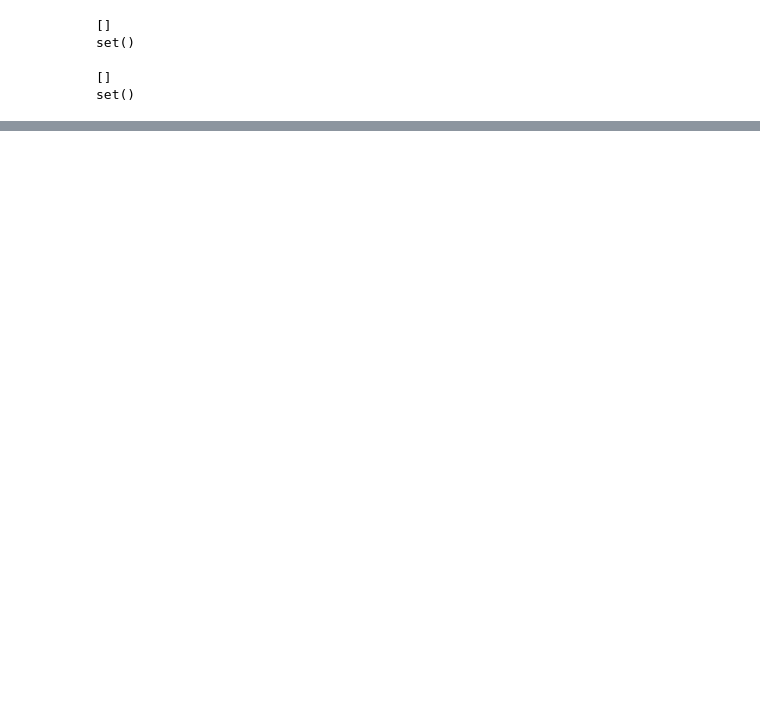
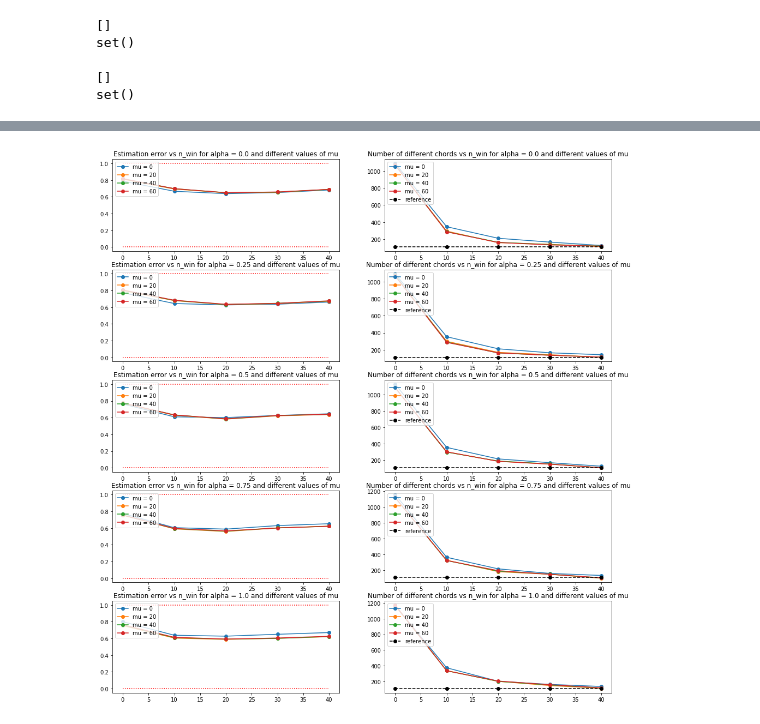
Before and after one commit to fmacca/template-chord-matching, a Jupyter notebook: Do thigs to dataset.ipynb, the cells around one changed output, grey strips where cells are left out. Saved outputs shown, nothing was run; the diff lists cells and outputs as text; code cells hidden in the pictures; blank space fills up the shorter version.

Commit message:
Analysis of beatles dataset + minor fixes

```diff
--- a/Do thigs to dataset.ipynb
+++ b/Do thigs to dataset.ipynb
@@ -53,3 +53,4 @@ def chord_to_triad(lab):
 chord_reference_literal_reduced=[]
 for ii in range(len(chord_reference_literal)):
     chord_reference_literal_reduced.append(chord_to_triad(chord_reference_literal[ii]))
+ref_annotations=[] # they are literal
@@ -76,0 +200,7 @@ set()
+# %%
+df=pd.read_csv("The Beatles dataset.csv")
+# %%
+how_many_songs=2
+titles_all=df.title.unique()
+titles_selected=titles_all[:how_many_songs]
+print(titles_selected)
@@ -76,0 +274,27 @@ set()
+# %%
+plt.figure(figsize=(16.4, 3.6*5))
+#format_strings=['bo-','ro-','go-']
+
+for i in range(N_alphas):
+    alpha=alphas[i]
+    plt.subplot(N_alphas,2,2*i+1)
+    plt.plot(n_wins,np.zeros(shape=N_n_wins,dtype=int),'r:')
+    plt.plot(n_wins,np.ones(shape=N_n_wins,dtype=int),'r:')
+    for j in range(N_mus):
+        mu=mus[j]
+        plt.plot(n_wins,error[i,j,:],'o-',label="mu = "+str(mu))
+    plt.title("Estimation error vs n_win for alpha = "+str(alpha)+" and different values of mu")
+    plt.legend(loc='upper left')
+
+for i in range(N_alphas):
+    alpha=alphas[i]
+    plt.subplot(N_alphas,2,2*i+2)
+    for j in range(N_mus):
+        mu=mus[j]
+        plt.plot(n_wins,N_chords[i,j,:],'o-',label="mu = "+str(mu))
+    plt.plot(n_wins,N_chords_annotation*np.ones(shape=N_n_wins,dtype=int),'ko--',label="reference")
+    #plt.plot(n_wins,60*np.ones(shape=N_n_wins,dtype=int),'w:')
+    plt.title("Number of different chords vs n_win for alpha = "+str(alpha)+" and different values of mu")
+    plt.legend(loc='upper left')
+# %% [output]
+[figure, added]
```
Also changed, not shown: parts of 6 cells of this notebook, 1 other file.
